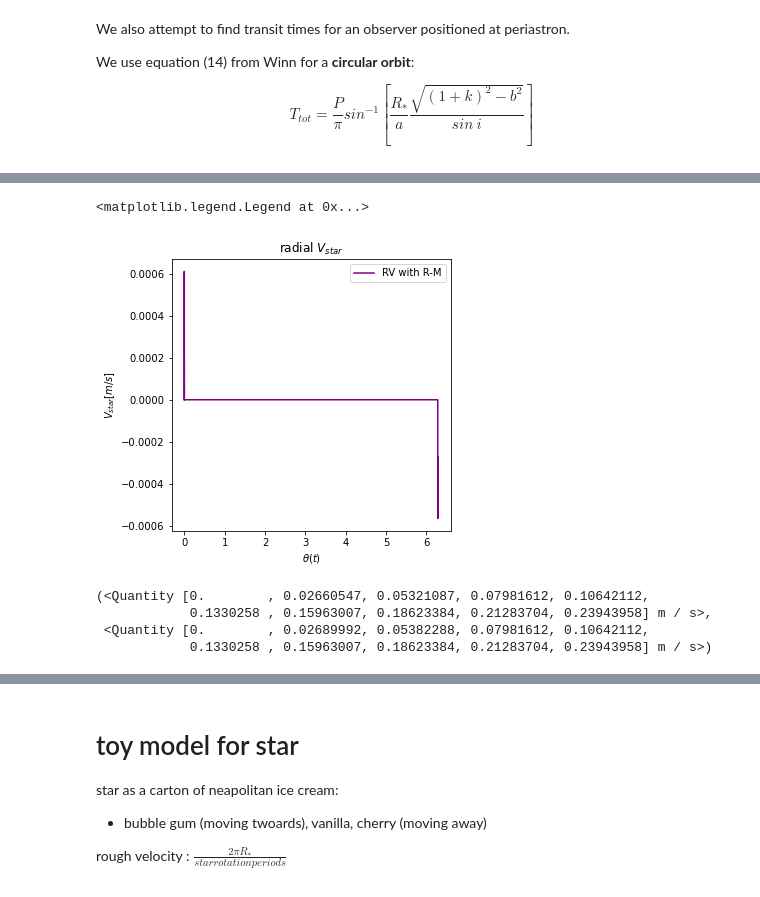
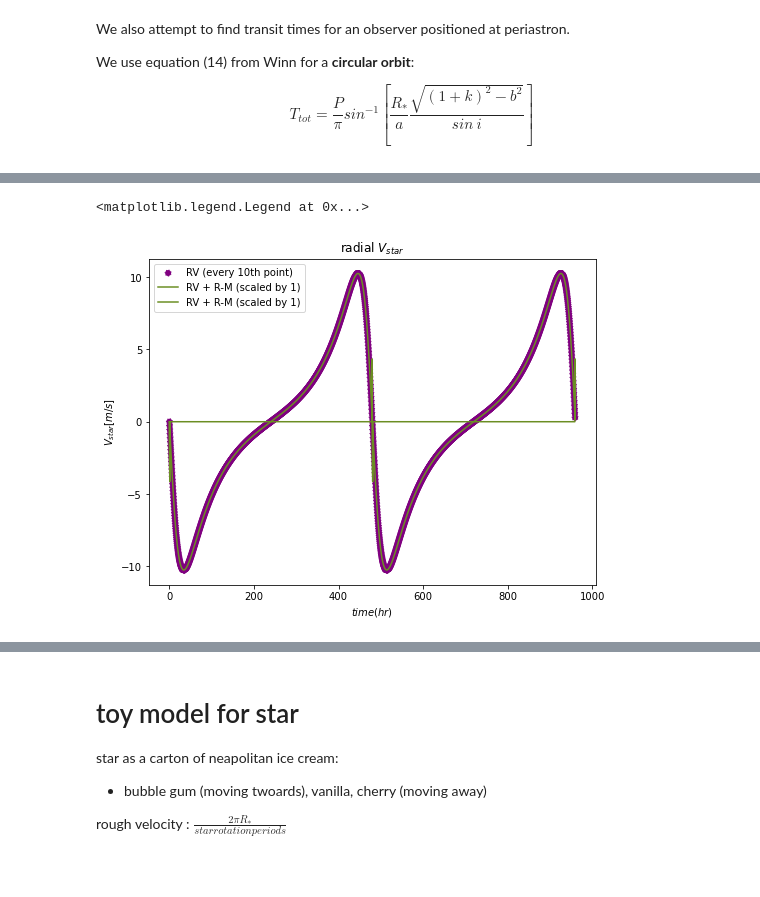
Before and after one commit to namagu/rossiter-mclaughlin-coaddventure, a Jupyter notebook: rv_from_scratch.ipynb, the cells around one changed output, grey strips where cells are left out. Saved outputs shown, nothing was run; the diff lists cells and outputs as text; code cells hidden in the pictures.

```diff
--- a/rv_from_scratch.ipynb
+++ b/rv_from_scratch.ipynb
@@ -31,3 +31,14 @@ We also attempt to find transit times for an observer positioned at periastron.
 We use equation (14) from Winn for a **circular orbit**:
 
 $$ T_{tot} = \frac{P}{\pi}sin^{-1}[\frac{R_*}{a}\frac{\sqrt{(1+k)^2 - b^2}}{sin~i}] $$
+# %%
+# set system initial conditions
+
+# star
+mstar = 0.5 * u.M_sun  # stellar mass
+rstar = 0.5 * u.R_sun  # stellar radius
+Pstar = 30 * u.d # stellar rotation period
+
+# planet
+mp = 20 * u.M_earth # 1 * u.M_jupiter # planet mass
+rp = 4 * u.R_earth # 1 * u.R_jup # planet radius
@@ -588,33 +639,50 @@ Text(0, 0.5, '$V_{star} [m/s]$')
 # %%
 # figure setup
-fig = plt.figure(figsize=(5,5))
+fig = plt.figure(figsize=(8,6))
 ax = fig.add_subplot()
 
+plot_planet = False
+
 # actual radial velocity
-skip = 1
-#ax.plot(thetas[::skip], rv[::skip],
-#           c='gainsboro',label=f"RV (every {skip}th point)")
+skip = 10
 #ax.scatter(thetas, rv,
 #           c='pink', label=f"RV with R-M")
-ax.plot(thetas, np.abs(rv)*orbit_drvs,
-           c='purple', label=f"RV with R-M")
+ax.scatter(t_array[::skip].to(u.hr), rv[::skip],
+           c='purple', lw=1, ls='dotted',label=f"RV (every {skip}th point)")
+
+# planet RV
+if plot_planet:
+    ax.scatter(t_array[::skip], rvp[::skip],
+           c='pink', lw=1, ls='dotted',label=f"RV_planet (every {skip}th point)")
+
+
+# recall that rmrv = dvrot + rv
+scale = 1
+ax.plot(t_array.to(u.hr), dvrot*scale + rv,
+        c = 'olivedrab',
+        label=f"RV + R-M (scaled by {scale})")
+
+# plot just the r-m distrubance
+scale = 1
+ax.plot(t_array.to(u.hr), dvrot*scale,
+        c = 'olivedrab',
+        label=f"RV + R-M (scaled by {scale})")
 
 
 # formatting
 ax.set_title(r"radial $V_{star}$")
-ax.set_xlabel(r"$\theta(t)$")
+ax.set_xlabel(r"$time (hr)$")
 ax.set_ylabel(r"$V_{star} [m/s]$")
 
-#ax.set_xlim(0,np.pi*0.01)
-#ax.set_ylim(-0.5,0.5)
+#xl, xr = 2*np.pi - 0.05, 2*np.pi + 0.05 # (29/15)*np.pi,(31/15)*np.pi
+#ax.set_xlim(xl, xr)
+#ax.set_ylim(-1,1)
+#ax.hlines(0,xl,xr, ls='--', colors='grey')
 plt.legend()
+
+# check against juliet and/or phoebe
+
+# build in functionality for star spots and alternative geometry
 # %% [output]
 <matplotlib.legend.Legend at 0x...>
-[figure, old version]
+[figure, new version]
-# %%
-rv[0:10],rmrv[0:10]
-# %% [output]
-(<Quantity [0.        , 0.02660547, 0.05321087, 0.07981612, 0.10642112,
-            0.1330258 , 0.15963007, 0.18623384, 0.21283704, 0.23943958] m / s>,
- <Quantity [0.        , 0.02689992, 0.05382288, 0.07981612, 0.10642112,
-            0.1330258 , 0.15963007, 0.18623384, 0.21283704, 0.23943958] m / s>)
```
Also changed, not shown: parts of 51 cells of this notebook, 1 other file.
